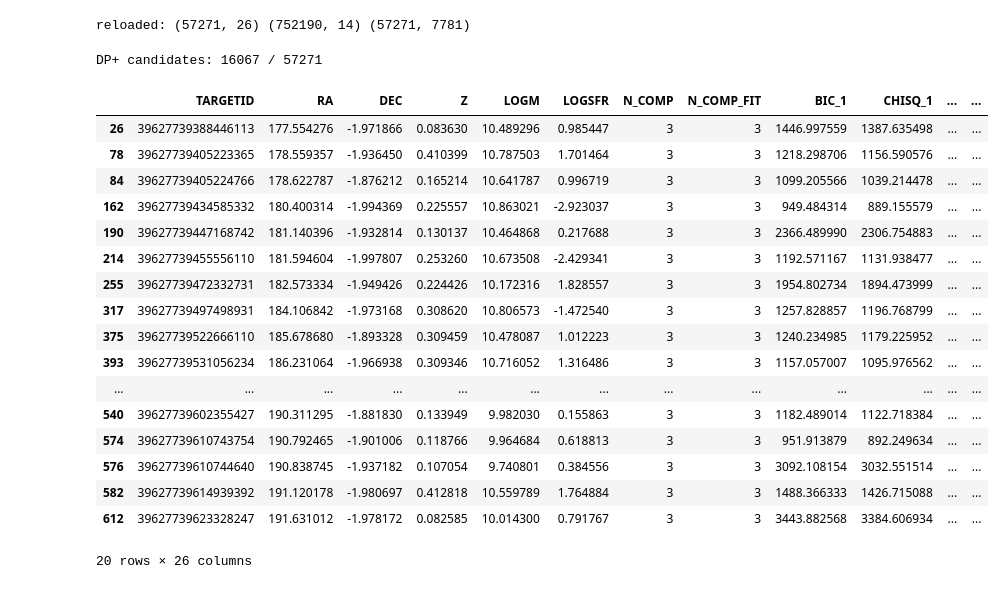
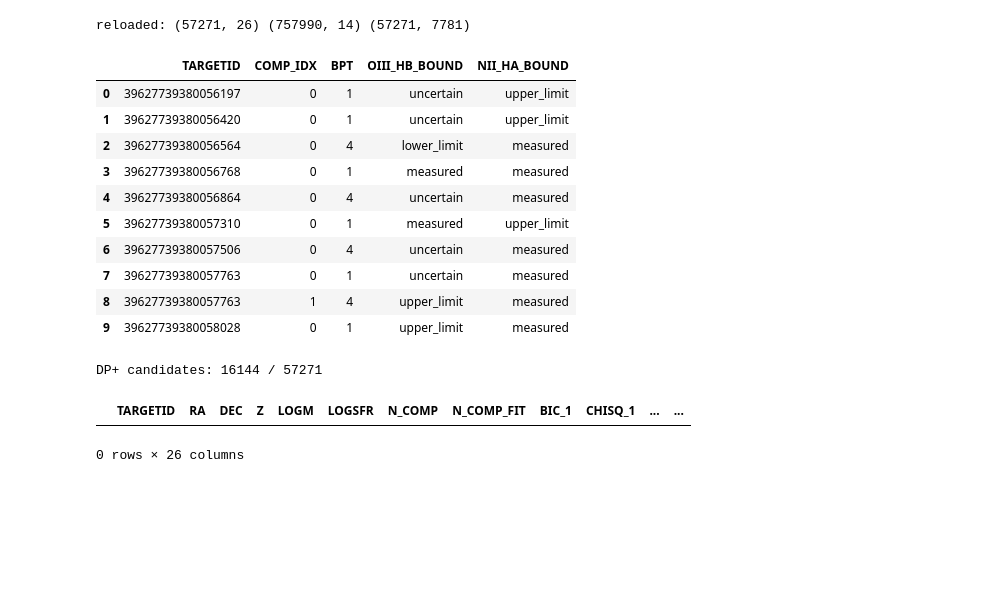
Before and after one commit to hyp0515/searching_inflow, a Jupyter notebook: classification.ipynb, the cells around one changed output. Drawn from its saved outputs; the diff is of its cells as text; code cells hidden in the pictures; blank space fills up the shorter version.

Commit message:
UPDATE new kinematic classification pipeline

```diff
--- a/classification.ipynb
+++ b/classification.ipynb
@@ -12,8 +12,8 @@ fastspecfit     = fits.open('/Users/hyp0515/data/0715_Spring_half_BGS_BRIGHT_cat
 # %%
 # new-schema output catalogs (parent + components + model cube live in one FITS each)
 filenames = {
-    'all' : './catalogs/test_all_multicomp_0712.fits',
-    'dps' : './catalogs/test_dps_multicomp_0712.fits',
+    'all' : './catalogs/test_all_multicomp_0722.fits',
+    'dps' : './catalogs/test_dps_multicomp_0722.fits',
 }
 # %%
 FIT = FitSpectrum()
@@ -23,43 +23,39 @@ DP  = DP()
 dp_parent, dp_components, model_cube = DP.extract_fits_data(filenames['all'])
 print('reloaded:', dp_parent.shape, dp_components.shape, model_cube.shape)
 # %% [output]
-reloaded: (57271, 26) (752190, 14) (57271, 7781)
+reloaded: (57271, 26) (757990, 14) (57271, 7781)
 # %%
-# bpt = DP.bpt_classification(dp_components)
-# # attach the class back onto the component rows
-# dp_components = dp_components.merge(bpt, on=['TARGETID', 'COMP_IDX'], how='left')
-# bpt.head(10)
+bpt = DP.bpt_classification(dp_components)
+# attach the class back onto the component rows
+dp_components = dp_components.merge(bpt, on=['TARGETID', 'COMP_IDX'], how='left')
+bpt.head(10)
+# %% [output]
+|  | TARGETID | COMP_IDX | BPT | OIII_HB_BOUND | NII_HA_BOUND |
+| 0 | 39627739380056197 | 0 | 1 | uncertain | upper_limit |
+| 1 | 39627739380056420 | 0 | 1 | uncertain | upper_limit |
+| 2 | 39627739380056564 | 0 | 4 | lower_limit | measured |
+| 3 | 39627739380056768 | 0 | 1 | measured | measured |
+| 4 | 39627739380056864 | 0 | 4 | uncertain | measured |
+| 5 | 39627739380057310 | 0 | 1 | measured | upper_limit |
+| 6 | 39627739380057506 | 0 | 4 | uncertain | measured |
+| 7 | 39627739380057763 | 0 | 1 | uncertain | measured |
+| 8 | 39627739380057763 | 1 | 4 | upper_limit | measured |
+| 9 | 39627739380058028 | 0 | 1 | upper_limit | measured |
 # %%
 dp_sample = DP.select_dp_sample(dp_parent, dp_components)
 print('DP+ candidates:', len(dp_sample), '/', len(dp_parent))
 # save the DP+ subset (parent rows + their component rows + their model slices)
 mask = dp_parent['TARGETID'].isin(dp_sample['TARGETID'])
 DP.get_catalog(dp_sample,
                dp_components[dp_components['TARGETID'].isin(dp_sample['TARGETID'])],
                model_cube[mask.to_numpy()],
                fname=filenames['dps'])
 # dp_sample.sort_values('N_COMP_FIT', ascending=True).head(50)
-dp_sample[dp_sample['N_COMP_FIT'] == 3].head(20)
+dp_sample[dp_sample['N_COMP_FIT'] == 1].head(20)
 # %% [output]
-DP+ candidates: 16067 / 57271
+DP+ candidates: 16144 / 57271
 |  | TARGETID | RA | DEC | Z | LOGM | LOGSFR | N_COMP | N_COMP_FIT | BIC_1 | CHISQ_1 | ... | ... |
-| 26 | 39627739388446113 | 177.554276 | -1.971866 | 0.083630 | 10.489296 | 0.985447 | 3 | 3 | 1446.997559 | 1387.635498 | ... | ... |
-| 78 | 39627739405223365 | 178.559357 | -1.936450 | 0.410399 | 10.787503 | 1.701464 | 3 | 3 | 1218.298706 | 1156.590576 | ... | ... |
-| 84 | 39627739405224766 | 178.622787 | -1.876212 | 0.165214 | 10.641787 | 0.996719 | 3 | 3 | 1099.205566 | 1039.214478 | ... | ... |
-| 162 | 39627739434585332 | 180.400314 | -1.994369 | 0.225557 | 10.863021 | -2.923037 | 3 | 3 | 949.484314 | 889.155579 | ... | ... |
-| 190 | 39627739447168742 | 181.140396 | -1.932814 | 0.130137 | 10.464868 | 0.217688 | 3 | 3 | 2366.489990 | 2306.754883 | ... | ... |
-| 214 | 39627739455556110 | 181.594604 | -1.997807 | 0.253260 | 10.673508 | -2.429341 | 3 | 3 | 1192.571167 | 1131.938477 | ... | ... |
-| 255 | 39627739472332731 | 182.573334 | -1.949426 | 0.224426 | 10.172316 | 1.828557 | 3 | 3 | 1954.802734 | 1894.473999 | ... | ... |
-| 317 | 39627739497498931 | 184.106842 | -1.973168 | 0.308620 | 10.806573 | -1.472540 | 3 | 3 | 1257.828857 | 1196.768799 | ... | ... |
-| 375 | 39627739522666110 | 185.678680 | -1.893328 | 0.309459 | 10.478087 | 1.012223 | 3 | 3 | 1240.234985 | 1179.225952 | ... | ... |
-| 393 | 39627739531056234 | 186.231064 | -1.966938 | 0.309346 | 10.716052 | 1.316486 | 3 | 3 | 1157.057007 | 1095.976562 | ... | ... |
-| ... | ... | ... | ... | ... | ... | ... | ... | ... | ... | ... | ... | ... |
-| 540 | 39627739602355427 | 190.311295 | -1.881830 | 0.133949 | 9.982030 | 0.155863 | 3 | 3 | 1182.489014 | 1122.718384 | ... | ... |
-| 574 | 39627739610743754 | 190.792465 | -1.901006 | 0.118766 | 9.964684 | 0.618813 | 3 | 3 | 951.913879 | 892.249634 | ... | ... |
-| 576 | 39627739610744640 | 190.838745 | -1.937182 | 0.107054 | 9.740801 | 0.384556 | 3 | 3 | 3092.108154 | 3032.551514 | ... | ... |
-| 582 | 39627739614939392 | 191.120178 | -1.980697 | 0.412818 | 10.559789 | 1.764884 | 3 | 3 | 1488.366333 | 1426.715088 | ... | ... |
-| 612 | 39627739623328247 | 191.631012 | -1.978172 | 0.082585 | 10.014300 | 0.791767 | 3 | 3 | 3443.882568 | 3384.606934 | ... | ... |
-20 rows × 26 columns
+0 rows × 26 columns
 # %%
 dp_components.head()
 # %% [output]
```
Also changed, not shown: parts of 23 cells of this notebook, 7 other files.
